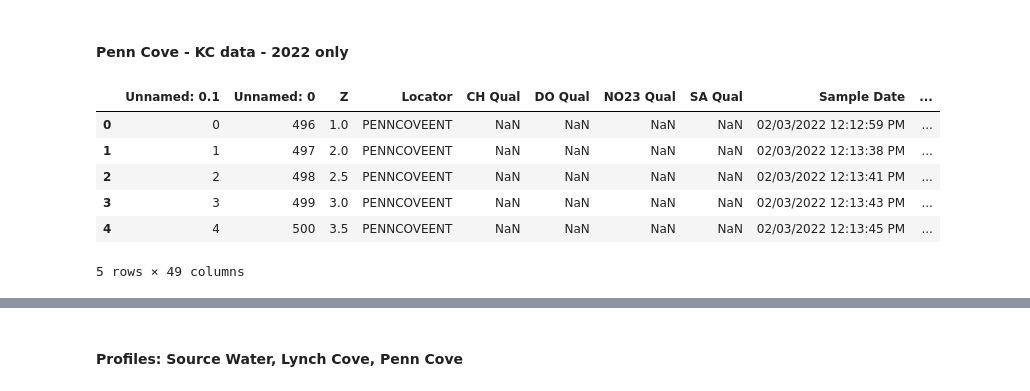
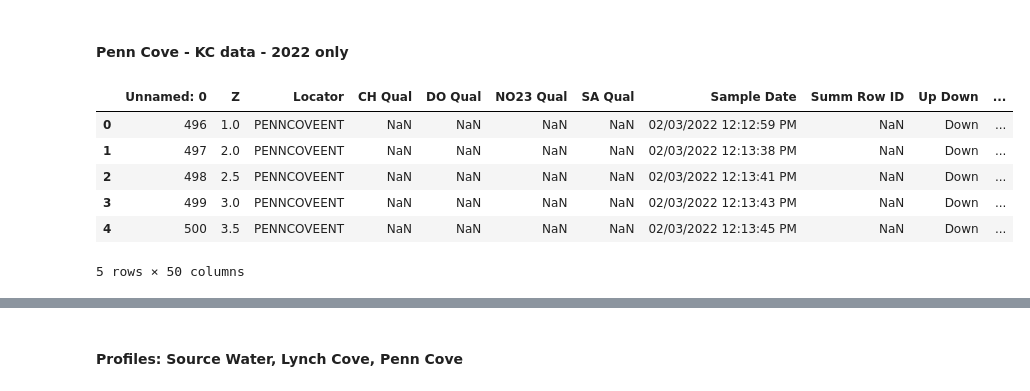
Before and after one commit to SalishSeaCast/analysis-abdoul, a Jupyter notebook: notebooks/Evals202410/PugetSound/ForPSPaperEvals.ipynb, the cells around one changed output, grey strips where cells are left out. Drawn from its saved outputs; the diff is of its cells as text; code cells hidden in the pictures.

```diff
--- a/notebooks/Evals202410/PugetSound/ForPSPaperEvals.ipynb
+++ b/notebooks/Evals202410/PugetSound/ForPSPaperEvals.ipynb
@@ -380,17 +503,20 @@ plt.show()
 # %% [markdown]
 #### Penn Cove - KC data - 2022 only
 # %%
-obs_pc = pd.read_csv("/ocean/atall/MOAD/ObsModel/202410/ObsModel_202410_from_KC_20220101_20221231.csv")
+obs_2022pc = pd.read_csv("/ocean/atall/MOAD/ObsModel/202410bdaily/ObsModel_202410b_from_KC_20220101_20221231.csv")
+obs_2023pc = pd.read_csv("/ocean/atall/MOAD/ObsModel/202410bdaily/ObsModel_202410b_from_KC_20230101_20231231.csv")
+obs_2024pc = pd.read_csv("/ocean/atall/MOAD/ObsModel/202410bdaily/ObsModel_202410b_from_KC_20240101_20241231.csv")
+obs_pc = pd.concat([obs_2022pc, obs_2023pc, obs_2024pc], ignore_index=True)
 obs_pc["dtUTC"] = pd.to_datetime(obs_pc["dtUTC"])
 obs_pc.head()
 # %% [output]
-|  | Unnamed: 0.1 | Unnamed: 0 | Z | Locator | CH Qual | DO Qual | NO23 Qual | SA Qual | Sample Date | ... |
-| 0 | 0 | 496 | 1.0 | PENNCOVEENT | NaN | NaN | NaN | NaN | 02/03/2022 12:12:59 PM | ... |
-| 1 | 1 | 497 | 2.0 | PENNCOVEENT | NaN | NaN | NaN | NaN | 02/03/2022 12:13:38 PM | ... |
-| 2 | 2 | 498 | 2.5 | PENNCOVEENT | NaN | NaN | NaN | NaN | 02/03/2022 12:13:41 PM | ... |
-| 3 | 3 | 499 | 3.0 | PENNCOVEENT | NaN | NaN | NaN | NaN | 02/03/2022 12:13:43 PM | ... |
-| 4 | 4 | 500 | 3.5 | PENNCOVEENT | NaN | NaN | NaN | NaN | 02/03/2022 12:13:45 PM | ... |
+|  | Unnamed: 0 | Z | Locator | CH Qual | DO Qual | NO23 Qual | SA Qual | Sample Date | Summ Row ID | Up Down | ... |
+| 0 | 496 | 1.0 | PENNCOVEENT | NaN | NaN | NaN | NaN | 02/03/2022 12:12:59 PM | NaN | Down | ... |
+| 1 | 497 | 2.0 | PENNCOVEENT | NaN | NaN | NaN | NaN | 02/03/2022 12:13:38 PM | NaN | Down | ... |
+| 2 | 498 | 2.5 | PENNCOVEENT | NaN | NaN | NaN | NaN | 02/03/2022 12:13:41 PM | NaN | Down | ... |
+| 3 | 499 | 3.0 | PENNCOVEENT | NaN | NaN | NaN | NaN | 02/03/2022 12:13:43 PM | NaN | Down | ... |
+| 4 | 500 | 3.5 | PENNCOVEENT | NaN | NaN | NaN | NaN | 02/03/2022 12:13:45 PM | NaN | Down | ... |
-5 rows × 49 columns
+5 rows × 50 columns
 # %%
 placePC = list(stationsPC.keys())
 
```
Also changed, not shown: parts of 12 cells of this notebook.
